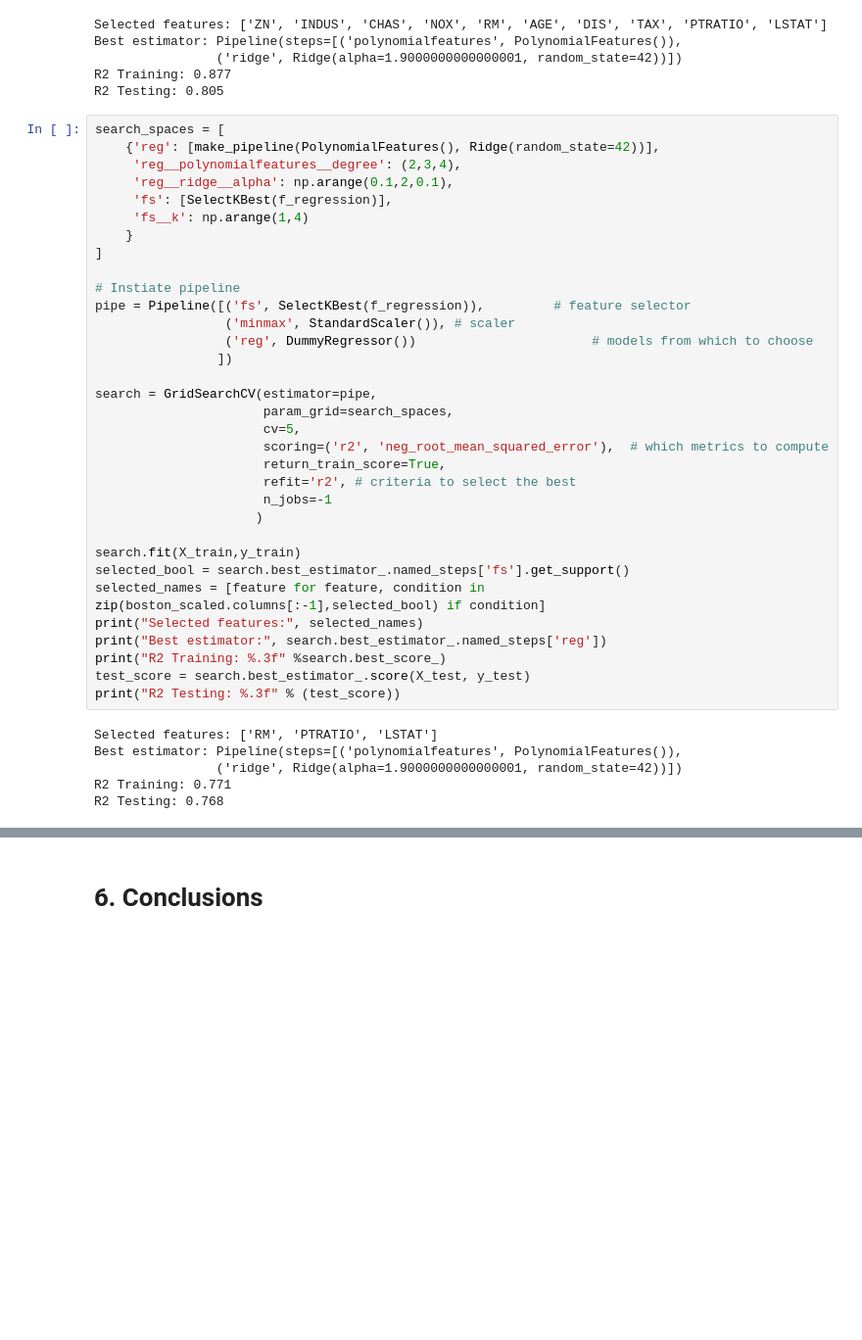
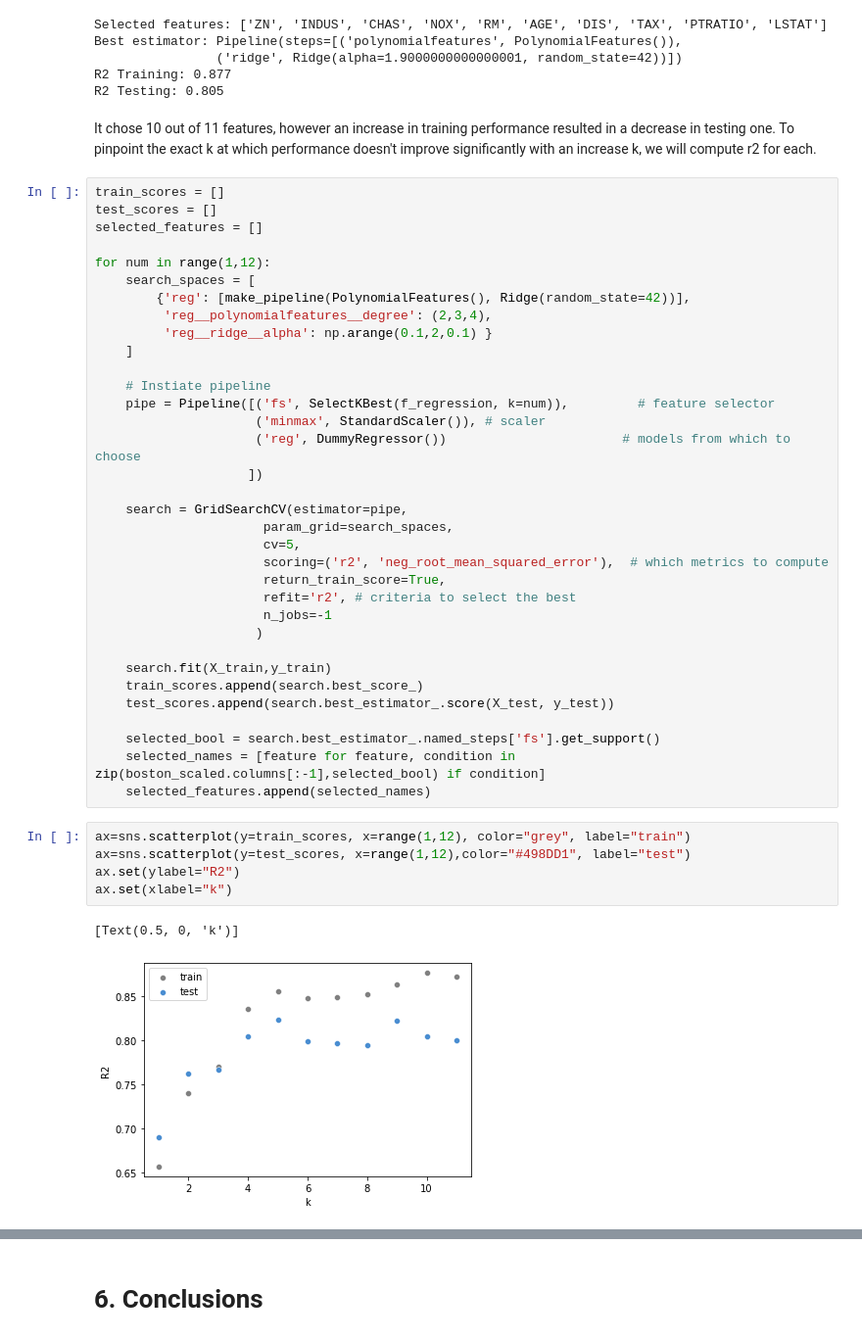
Before and after one commit to scienception/AML1, a Jupyter notebook: ExamProject_Boston.ipynb, the cells around one changed output, grey strips where cells are left out. Shown at 98% size. Saved outputs shown, nothing was run; the diff lists cells and outputs as text; blank space fills up the shorter version.

```diff
--- a/ExamProject_Boston.ipynb
+++ b/ExamProject_Boston.ipynb
@@ -1141,23 +1141,27 @@ Best estimator: Pipeline(steps=[('polynomialfeatures', PolynomialFeatures()),
                 ('ridge', Ridge(alpha=1.9000000000000001, random_state=42))])
 R2 Training: 0.877
 R2 Testing: 0.805
+# %% [markdown]
+It chose 10 out of 11 features, however an increase in training performance resulted in a decrease in testing one. To pinpoint the exact k at which performance doesn't improve significantly with an increase k, we will compute r2 for each.
 # %%
-search_spaces = [
-    {'reg': [make_pipeline(PolynomialFeatures(), Ridge(random_state=42))],
-     'reg__polynomialfeatures__degree': (2,3,4),
-     'reg__ridge__alpha': np.arange(0.1,2,0.1),
-     'fs': [SelectKBest(f_regression)],
-     'fs__k': np.arange(1,4)
-    }
-]
+train_scores = []
+test_scores = []
+selected_features = []
 
-# Instiate pipeline
-pipe = Pipeline([('fs', SelectKBest(f_regression)),         # feature selector
-                 ('minmax', StandardScaler()), # scaler
-                 ('reg', DummyRegressor())                       # models from which to choose
-                ])
+for num in range(1,12):
+    search_spaces = [
+        {'reg': [make_pipeline(PolynomialFeatures(), Ridge(random_state=42))],
+         'reg__polynomialfeatures__degree': (2,3,4),
+         'reg__ridge__alpha': np.arange(0.1,2,0.1) }
+    ]
 
-search = GridSearchCV(estimator=pipe,
+    # Instiate pipeline
+    pipe = Pipeline([('fs', SelectKBest(f_regression, k=num)),         # feature selector
+                     ('minmax', StandardScaler()), # scaler
+                     ('reg', DummyRegressor())                       # models from which to choose
+                    ])
+
+    search = GridSearchCV(estimator=pipe,
                       param_grid=search_spaces,
                       cv=5,
                       scoring=('r2', 'neg_root_mean_squared_error'),  # which metrics to compute
@@ -1166,17 +1170,18 @@ search = GridSearchCV(estimator=pipe,
                       n_jobs=-1
                      )
 
-search.fit(X_train,y_train)
-selected_bool = search.best_estimator_.named_steps['fs'].get_support()
-selected_names = [feature for feature, condition in zip(boston_scaled.columns[:-1],selected_bool) if condition]
-print("Selected features:", selected_names)
-print("Best estimator:", search.best_estimator_.named_steps['reg'])
-print("R2 Training: %.3f" %search.best_score_)
-test_score = search.best_estimator_.score(X_test, y_test)
-print("R2 Testing: %.3f" % (test_score))
+    search.fit(X_train,y_train)
+    train_scores.append(search.best_score_)
+    test_scores.append(search.best_estimator_.score(X_test, y_test))
+
+    selected_bool = search.best_estimator_.named_steps['fs'].get_support()
+    selected_names = [feature for feature, condition in zip(boston_scaled.columns[:-1],selected_bool) if condition]
+    selected_features.append(selected_names)
-# %% [output]
-Selected features: ['RM', 'PTRATIO', 'LSTAT']
-Best estimator: Pipeline(steps=[('polynomialfeatures', PolynomialFeatures()),
-                ('ridge', Ridge(alpha=1.9000000000000001, random_state=42))])
-R2 Training: 0.771
-R2 Testing: 0.768
+# %%
+ax=sns.scatterplot(y=train_scores, x=range(1,12), color="grey", label="train")
+ax=sns.scatterplot(y=test_scores, x=range(1,12),color="#498DD1", label="test")
+ax.set(ylabel="R2")
+ax.set(xlabel="k")
+# %% [output]
+[Text(0.5, 0, 'k')]
+[figure, added]
```
Also changed, not shown: parts of 9 cells of this notebook.
